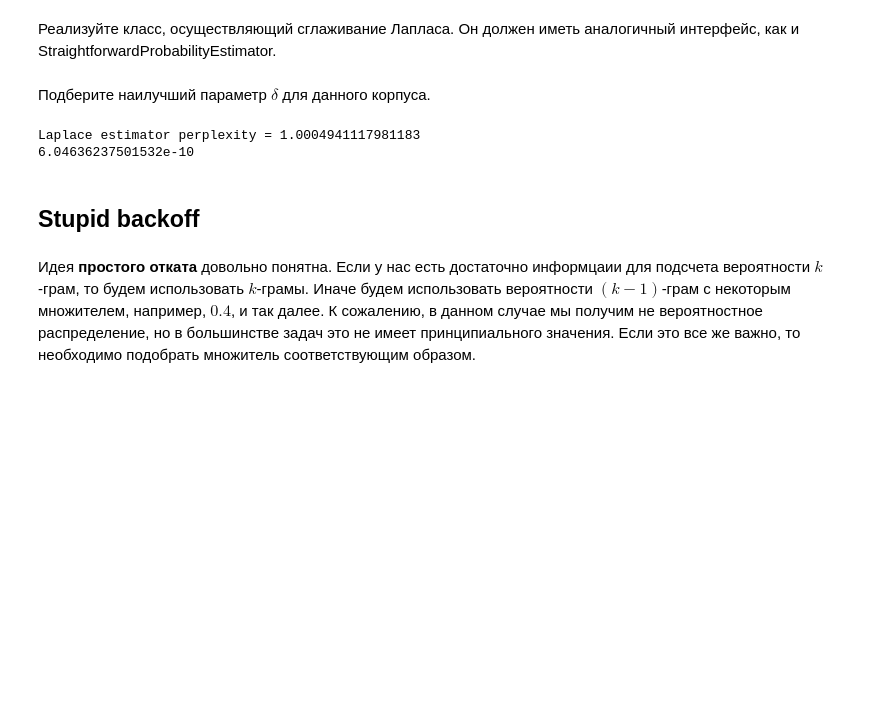
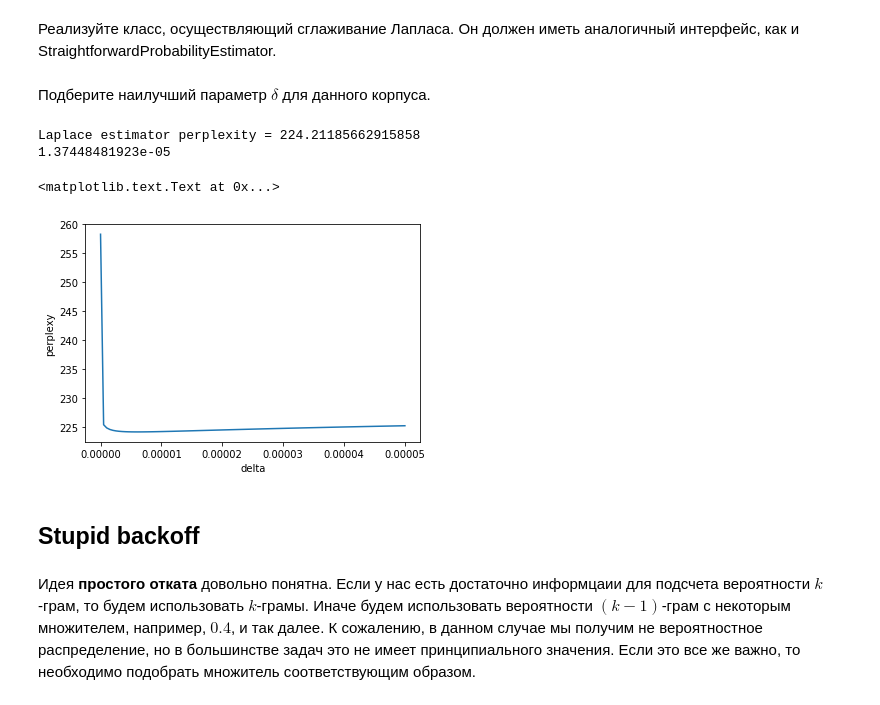
Before and after one commit to PKoshkin/DAS_NLP, a Jupyter notebook: homework/1/NLP_LM_2017.ipynb, the cells around one changed output. Cells and saved outputs as stored; diff of their text form; code cells hidden in the pictures; blank space fills up the shorter version.

```diff
--- a/homework/1/NLP_LM_2017.ipynb
+++ b/homework/1/NLP_LM_2017.ipynb
@@ -198,12 +198,12 @@ def perplexity(estimator, sents):
     '''Estimate perplexity of the sequence of words using prob_estimator.'''
     ### YOUR CODE HERE
     # Avoid log(0) by replacing zero by 10 ** (-50).
-    perp = 1
+    log_perp = 0
     N = 0
     for sentence in sents:
-        perp *= estimator.prob(sentence)
+        log_perp += np.log(max(estimator.prob(sentence), 10 ** (-50)))
         N += len(sentence)
-    perp = max(perp, 10 ** (-50)) ** (-1 / N)
+    perp = np.exp(-log_perp / N)
     ### END YOUR CODE
 
     return perp
@@ -382,7 +382,7 @@ class LaplaceProbabilityEstimator:
         # Avoiding 0 / 0.
         if context_counts == 0:
             return 0.
-        prob = 1. * (phrase_counts + self.__delta) / (context_counts + self.__delta * self.__storage[0][tuple()])
+        prob = (phrase_counts + self.__delta) / (context_counts + self.__delta * self.__storage[0][tuple()])
         ### END YOUR CODE
 
         return prob
@@ -405,7 +405,12 @@ class LaplaceProbabilityEstimator:
 # %%
 # Try to find out best delta parameter. We will not provide you any strater code.
 ### YOUR CODE HERE
-best_delta = 3.
+def get_perplexity(delta):
+    return perplexity(LaplaceProbabilityEstimator(storage, delta), test_sents)
+
+deltas = np.linspace(0, 0.00005, 100)
+perplexities = np.array([get_perplexity(delta) for delta in deltas])
+best_delta = deltas[np.argmin(perplexities)]
 ### END YOUR CODE
 
 # Initialize estimator
@@ -415,5 +420,5 @@ laplace_estimator = LaplaceProbabilityEstimator(storage, best_delta)
 print('Laplace estimator perplexity = {}'.format(perplexity(laplace_estimator, test_sents)))
 print(laplace_estimator.prob('To be'.split()))
 # %% [output]
-Laplace estimator perplexity = 1.0004941117981183
-6.04636237501532e-10
+Laplace estimator perplexity = 224.21185662915858
+1.37448481923e-05
@@ -420,3 +428,13 @@ Laplace estimator perplexity = 1.0004941117981183
+# %%
+# Рисуем, чтобы удостовериться, что выбран правильный интервал поиска дельты
+
+axis = plot.gca()
+plot.plot(deltas, perplexities)
+axis.set_xlabel('delta')
+axis.set_ylabel('perplexy')
+# %% [output]
+<matplotlib.text.Text at 0x...>
+[figure, added]
 # %% [markdown]
 ## Stupid backoff
 # %% [markdown]
```
Also changed, not shown: parts of 10 cells of this notebook.
